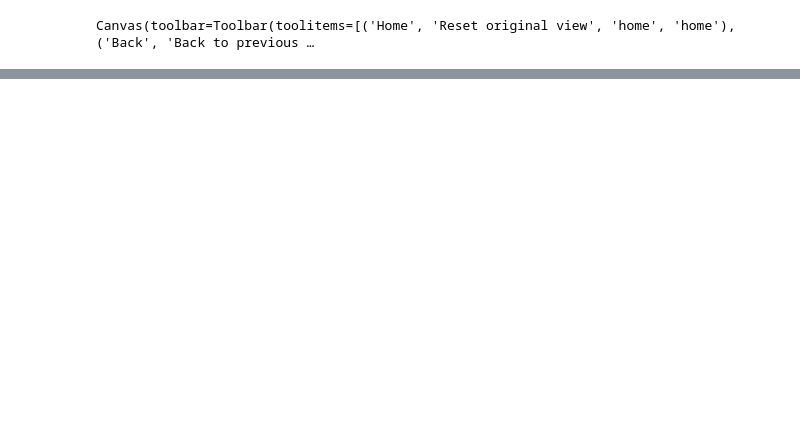
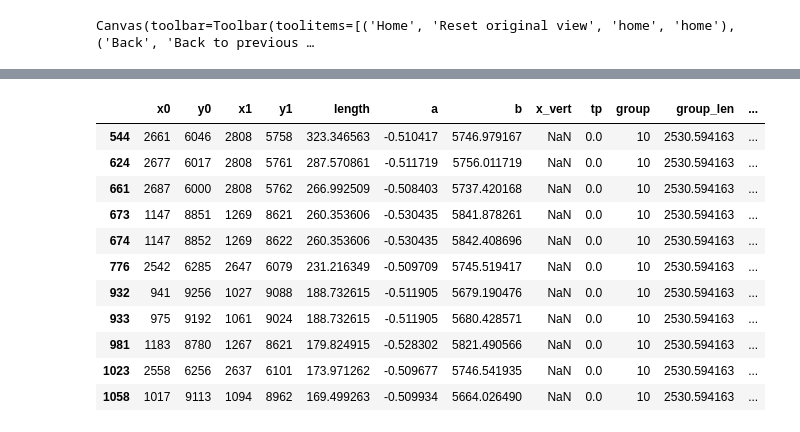
Before and after one commit to anatolii-zenin/last_streaks, a Jupyter notebook: streaks_zenin.ipynb, the cells around one changed output, grey strips where cells are left out. Saved outputs shown, nothing was run; the diff lists cells and outputs as text; code cells hidden in the pictures; blank space fills up the shorter version.

```diff
--- a/streaks_zenin.ipynb
+++ b/streaks_zenin.ipynb
@@ -25,10 +24,14 @@ import math
 # %%
 #Directory where smaps of splitted images and full image is stored
-dataset = 'short'
+dataset = 'rand_10'
 image_folder_smaps = '/lustre/fs23/group/icecube/azenin/last/images/last_streaks/last_' + dataset + '_part/'
-image_folder_image = '/lustre/fs23/group/icecube/azenin/last/images/last_streaks/last_' + dataset + '_new.fit'
-full_image_file = fits.open(image_folder_image)
+full_image_path = '/lustre/fs23/group/icecube/azenin/last/images/last_streaks/last_' + dataset + '_new.fit'
+true_mask_path = '/lustre/fs23/group/icecube/azenin/last/images/last_streaks/last_' + dataset + '_mask.fit'
+full_image_file = fits.open(full_image_path)
+true_mask_file = fits.open(true_mask_path)
 full_image = full_image_file[0].data
+true_mask = true_mask_file[0].data
+
 #create empty mask for full image
 mask = np.zeros((full_image.shape[0],full_image.shape[1]))
 xmax, ymax = mask.shape
@@ -80,17 +83,8 @@ for i in range(cutoff_smaps.shape[0]):
     for j in range(cutoff_smaps.shape[1]):
         start2 = timer()
         #edges = canny(cutoff_smaps[i][j], 5*psf, 0.8)
-        lines = list(probabilistic_hough_line(cutoff_smaps[i][j], threshold=400, line_length=int(50*psf), line_gap=0))
+        lines = list(probabilistic_hough_line(cutoff_smaps[i][j], threshold=500, line_length=int(100*psf), line_gap=0))
         for k in range(len(lines)):
-            #check alignment
-            flag = 0
-            a_curr, b_curr, x_curr = getab(lines[k])
-            a_curr_tp, b_curr_tp, x_curr_tp = getab(lines[k], transpose = 1)
-            #check length
-            dist = getdist(lines[k])
-            if dist < 30*psf:
-#                 print('line is too short')
-                continue
             lines[k] = list(lines[k])
             lines[k][0] = list(lines[k][0])
             lines[k][1] = list(lines[k][1])
@@ -386,0 +686,15 @@ print(im_h)
+# %%
+df[df['group'] == 10]
+# %% [output]
+|  | x0 | y0 | x1 | y1 | length | a | b | x_vert | tp | group | group_len | ... |
+| 544 | 2661 | 6046 | 2808 | 5758 | 323.346563 | -0.510417 | 5746.979167 | NaN | 0.0 | 10 | 2530.594163 | ... |
+| 624 | 2677 | 6017 | 2808 | 5761 | 287.570861 | -0.511719 | 5756.011719 | NaN | 0.0 | 10 | 2530.594163 | ... |
+| 661 | 2687 | 6000 | 2808 | 5762 | 266.992509 | -0.508403 | 5737.420168 | NaN | 0.0 | 10 | 2530.594163 | ... |
+| 673 | 1147 | 8851 | 1269 | 8621 | 260.353606 | -0.530435 | 5841.878261 | NaN | 0.0 | 10 | 2530.594163 | ... |
+| 674 | 1147 | 8852 | 1269 | 8622 | 260.353606 | -0.530435 | 5842.408696 | NaN | 0.0 | 10 | 2530.594163 | ... |
+| 776 | 2542 | 6285 | 2647 | 6079 | 231.216349 | -0.509709 | 5745.519417 | NaN | 0.0 | 10 | 2530.594163 | ... |
+| 932 | 941 | 9256 | 1027 | 9088 | 188.732615 | -0.511905 | 5679.190476 | NaN | 0.0 | 10 | 2530.594163 | ... |
+| 933 | 975 | 9192 | 1061 | 9024 | 188.732615 | -0.511905 | 5680.428571 | NaN | 0.0 | 10 | 2530.594163 | ... |
+| 981 | 1183 | 8780 | 1267 | 8621 | 179.824915 | -0.528302 | 5821.490566 | NaN | 0.0 | 10 | 2530.594163 | ... |
+| 1023 | 2558 | 6256 | 2637 | 6101 | 173.971262 | -0.509677 | 5746.541935 | NaN | 0.0 | 10 | 2530.594163 | ... |
+| 1058 | 1017 | 9113 | 1094 | 8962 | 169.499263 | -0.509934 | 5664.026490 | NaN | 0.0 | 10 | 2530.594163 | ... |
```
Also changed, not shown: parts of 40 cells of this notebook.
